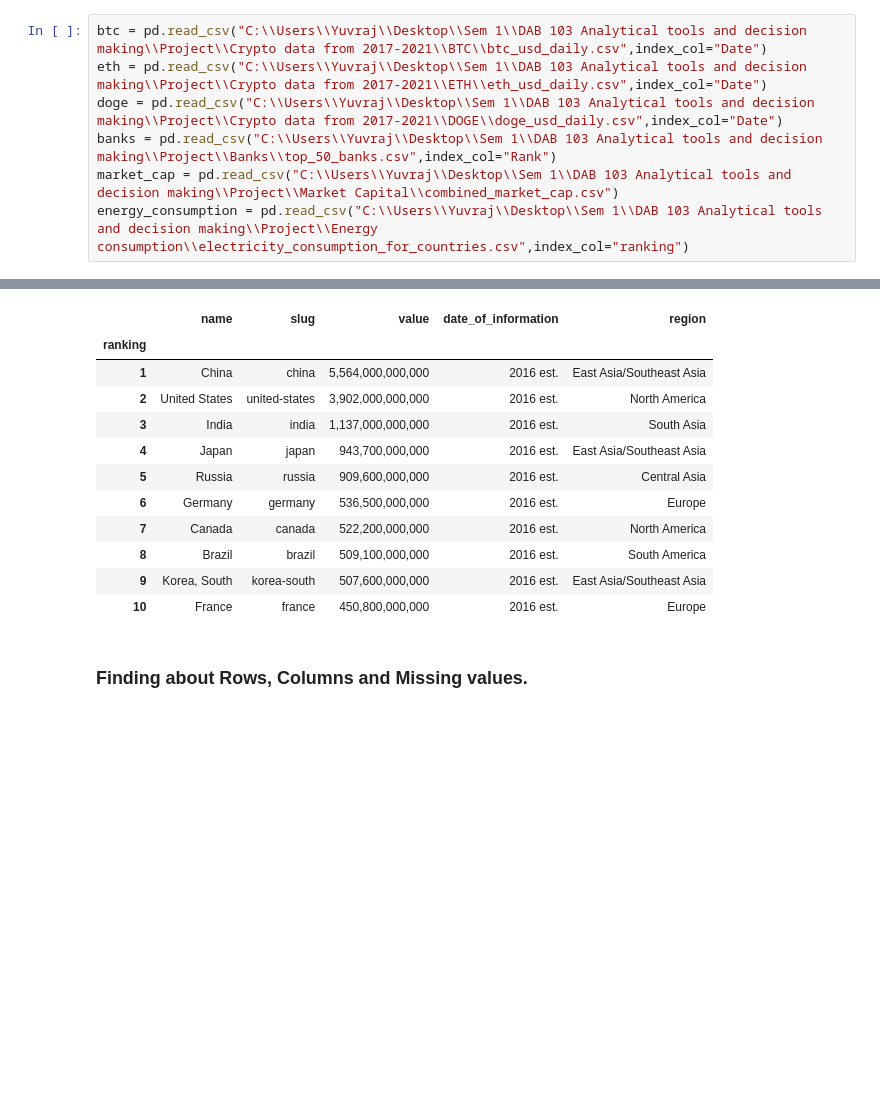
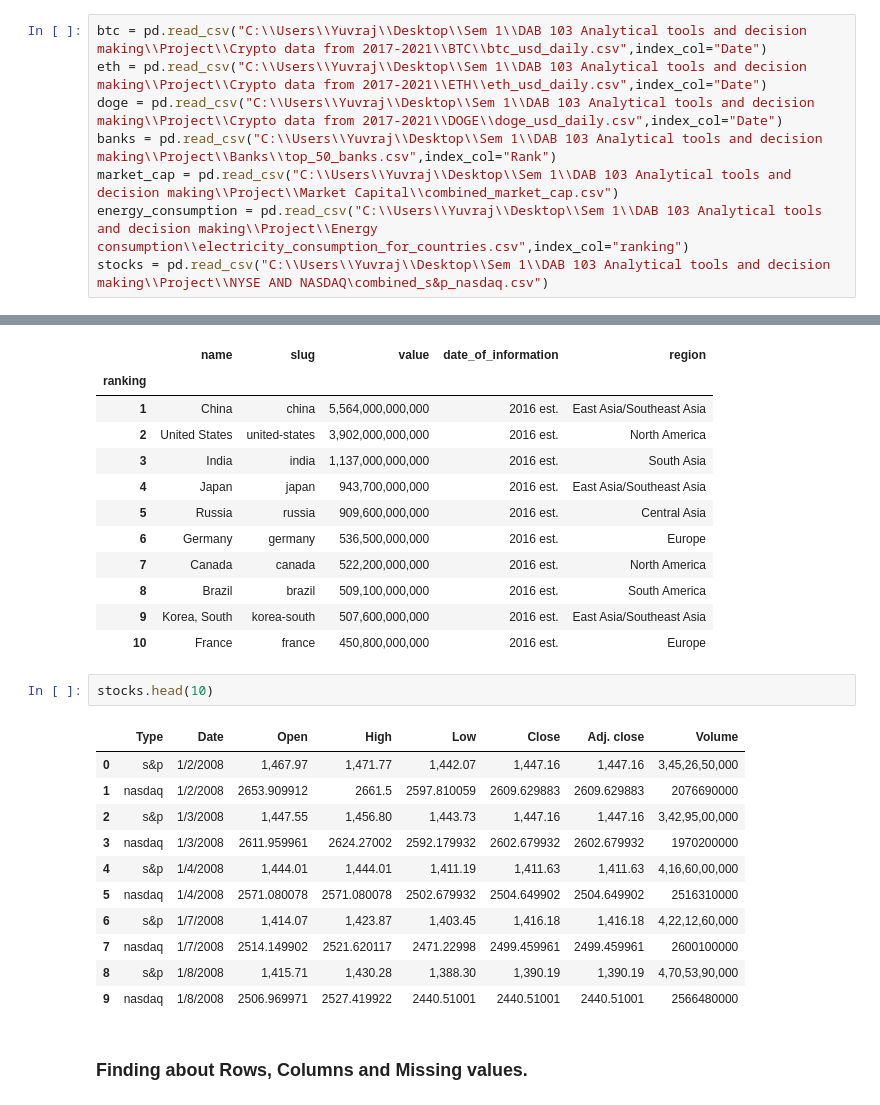
Before and after one commit to aashu26698/Cryptocurrencies-AnInfographic, a Jupyter notebook: Cryptocurrency EDA.ipynb, the cells around one changed output, grey strips where cells are left out. Drawn from its saved outputs; the diff is of its cells as text; blank space fills up the shorter version.

```diff
--- a/Cryptocurrency EDA.ipynb
+++ b/Cryptocurrency EDA.ipynb
@@ -13,6 +13,7 @@ doge = pd.read_csv("C:\\Users\\Yuvraj\\Desktop\\Sem 1\\DAB 103 Analytical tools
 banks = pd.read_csv("C:\\Users\\Yuvraj\\Desktop\\Sem 1\\DAB 103 Analytical tools and decision making\\Project\\Banks\\top_50_banks.csv",index_col="Rank")
 market_cap = pd.read_csv("C:\\Users\\Yuvraj\\Desktop\\Sem 1\\DAB 103 Analytical tools and decision making\\Project\\Market Capital\\combined_market_cap.csv")
 energy_consumption = pd.read_csv("C:\\Users\\Yuvraj\\Desktop\\Sem 1\\DAB 103 Analytical tools and decision making\\Project\\Energy consumption\\electricity_consumption_for_countries.csv",index_col="ranking")
+stocks = pd.read_csv("C:\\Users\\Yuvraj\\Desktop\\Sem 1\\DAB 103 Analytical tools and decision making\\Project\\NYSE AND NASDAQ\combined_s&p_nasdaq.csv")
 # %% [markdown]
 ### Understanding Data.
 # %%
@@ -124,6 +125,20 @@ energy_consumption.head(10)
 | 8 | Brazil | brazil | 509,100,000,000 | 2016 est. | South America |
 | 9 | Korea, South | korea-south | 507,600,000,000 | 2016 est. | East Asia/Southeast Asia |
 | 10 | France | france | 450,800,000,000 | 2016 est. | Europe |
+# %%
+stocks.head(10)
+# %% [output]
+|  | Type | Date | Open | High | Low | Close | Adj. close | Volume |
+| 0 | s&p | 1/2/2008 | 1,467.97 | 1,471.77 | 1,442.07 | 1,447.16 | 1,447.16 | 3,45,26,50,000 |
+| 1 | nasdaq | 1/2/2008 | 2653.909912 | 2661.5 | 2597.810059 | 2609.629883 | 2609.629883 | 2076690000 |
+| 2 | s&p | 1/3/2008 | 1,447.55 | 1,456.80 | 1,443.73 | 1,447.16 | 1,447.16 | 3,42,95,00,000 |
+| 3 | nasdaq | 1/3/2008 | 2611.959961 | 2624.27002 | 2592.179932 | 2602.679932 | 2602.679932 | 1970200000 |
+| 4 | s&p | 1/4/2008 | 1,444.01 | 1,444.01 | 1,411.19 | 1,411.63 | 1,411.63 | 4,16,60,00,000 |
+| 5 | nasdaq | 1/4/2008 | 2571.080078 | 2571.080078 | 2502.679932 | 2504.649902 | 2504.649902 | 2516310000 |
+| 6 | s&p | 1/7/2008 | 1,414.07 | 1,423.87 | 1,403.45 | 1,416.18 | 1,416.18 | 4,22,12,60,000 |
+| 7 | nasdaq | 1/7/2008 | 2514.149902 | 2521.620117 | 2471.22998 | 2499.459961 | 2499.459961 | 2600100000 |
+| 8 | s&p | 1/8/2008 | 1,415.71 | 1,430.28 | 1,388.30 | 1,390.19 | 1,390.19 | 4,70,53,90,000 |
+| 9 | nasdaq | 1/8/2008 | 2506.969971 | 2527.419922 | 2440.51001 | 2440.51001 | 2440.51001 | 2566480000 |
 # %% [markdown]
 ### Finding about Rows, Columns and Missing values.
 # %%
```
Also changed, not shown: parts of 4 cells of this notebook.
